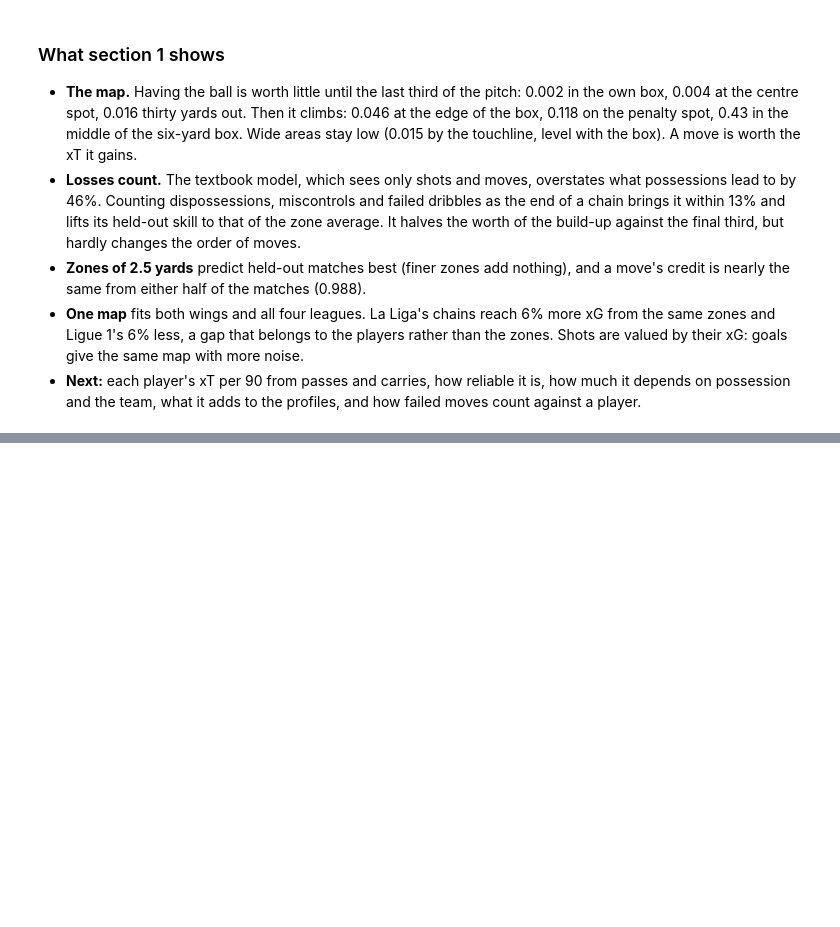
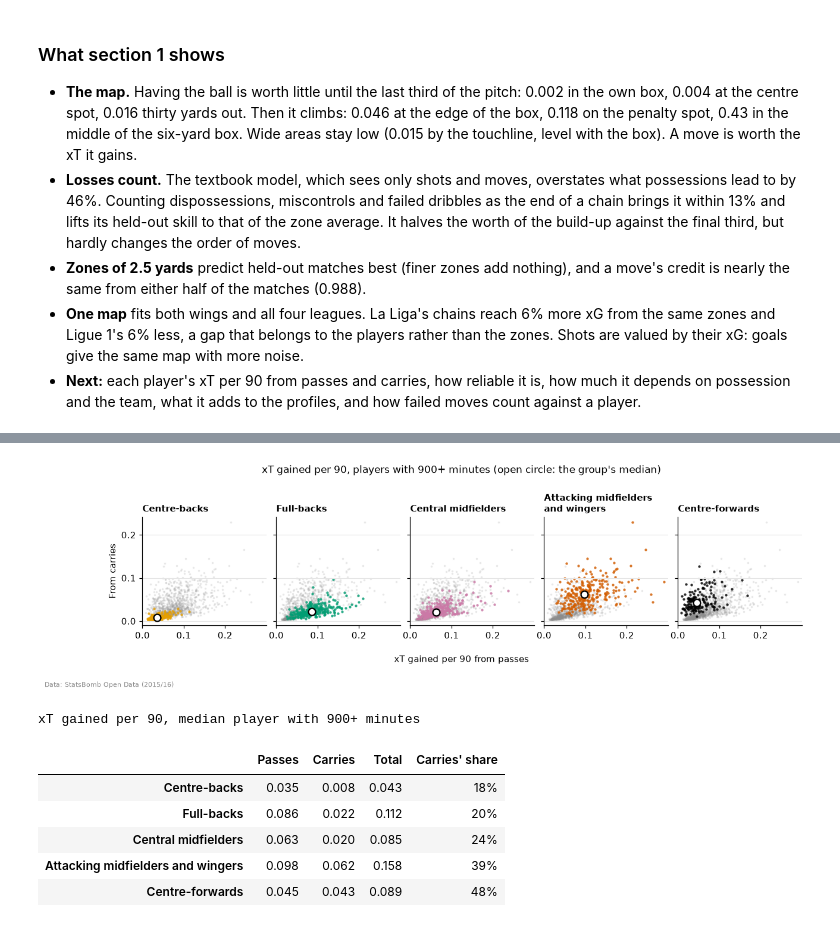
Before and after one commit to Fabiohhp/football-scouting, a Jupyter notebook: notebooks/03_possession_value.ipynb, the cells around one changed output, grey strips where cells are left out. Cells and saved outputs as stored; diff of their text form; code cells hidden in the pictures; blank space fills up the shorter version.

Commit message:
Possession value section 2: a player's xT gained per 90, three ways of counting compared, possession adjustment by within-player elasticity, what xT adds to the profiles

```diff
--- a/notebooks/03_possession_value.ipynb
+++ b/notebooks/03_possession_value.ipynb
@@ -557,0 +743,40 @@ xT at a few spots (StatsBomb coordinates, yards)
+# %%
+reg = season.loc[regulars.index].join(regulars.comparison_group)
+fig, axes = plt.subplots(1, len(OUTFIELD), figsize=(13, 3.3), sharex=True, sharey=True)
+for ax, g in zip(axes, OUTFIELD, strict=True):
+    own = reg[reg.comparison_group == g]
+    ax.scatter(reg.gained_passes, reg.gained_carries, s=5, color=GREY, alpha=0.2, lw=0)
+    ax.scatter(own.gained_passes, own.gained_carries, s=8, color=GROUP_COLORS[g], alpha=0.8, lw=0)
+    ax.scatter(
+        own.gained_passes.median(), own.gained_carries.median(), s=60, facecolor="white",
+        edgecolor="black", lw=1.5, zorder=3,
+    )  # fmt: skip
+    ax.set_title(GROUP_NAMES[g].replace(" and ", "\nand "), fontsize=10)
+    ax.set_xticks([0, 0.1, 0.2])
+axes[0].set(xlim=(0, 0.3), ylabel="From carries")
+fig.supxlabel("xT gained per 90 from passes", fontsize=10, y=0.06)
+fig.suptitle(
+    "xT gained per 90, players with 900+ minutes (open circle: the group's median)", fontsize=11
+)
+fig.subplots_adjust(bottom=0.24, top=0.74, wspace=0.08)
+credit(fig, STATSBOMB)
+plt.show()
+
+medians = reg.groupby("comparison_group")[["gained_passes", "gained_carries", "gained"]].median()
+medians["carries' share"] = medians.gained_carries / medians.gained
+medians = medians.loc[OUTFIELD].rename(index=GROUP_NAMES).rename_axis(index=None)
+medians.columns = ["Passes", "Carries", "Total", "Carries' share"]
+display(
+    medians.style.format("{:.3f}")
+    .format("{:.0%}", subset="Carries' share")
+    .set_caption("xT gained per 90, median player with 900+ minutes")
+)
+# %% [output]
+[figure, added]
+xT gained per 90, median player with 900+ minutes
+|  | Passes | Carries | Total | Carries' share |
+| Centre-backs | 0.035 | 0.008 | 0.043 | 18% |
+| Full-backs | 0.086 | 0.022 | 0.112 | 20% |
+| Central midfielders | 0.063 | 0.020 | 0.085 | 24% |
+| Attacking midfielders and wingers | 0.098 | 0.062 | 0.158 | 39% |
+| Centre-forwards | 0.045 | 0.043 | 0.089 | 48% |
```
Also changed, not shown: parts of 25 cells of this notebook, 9 other files.
